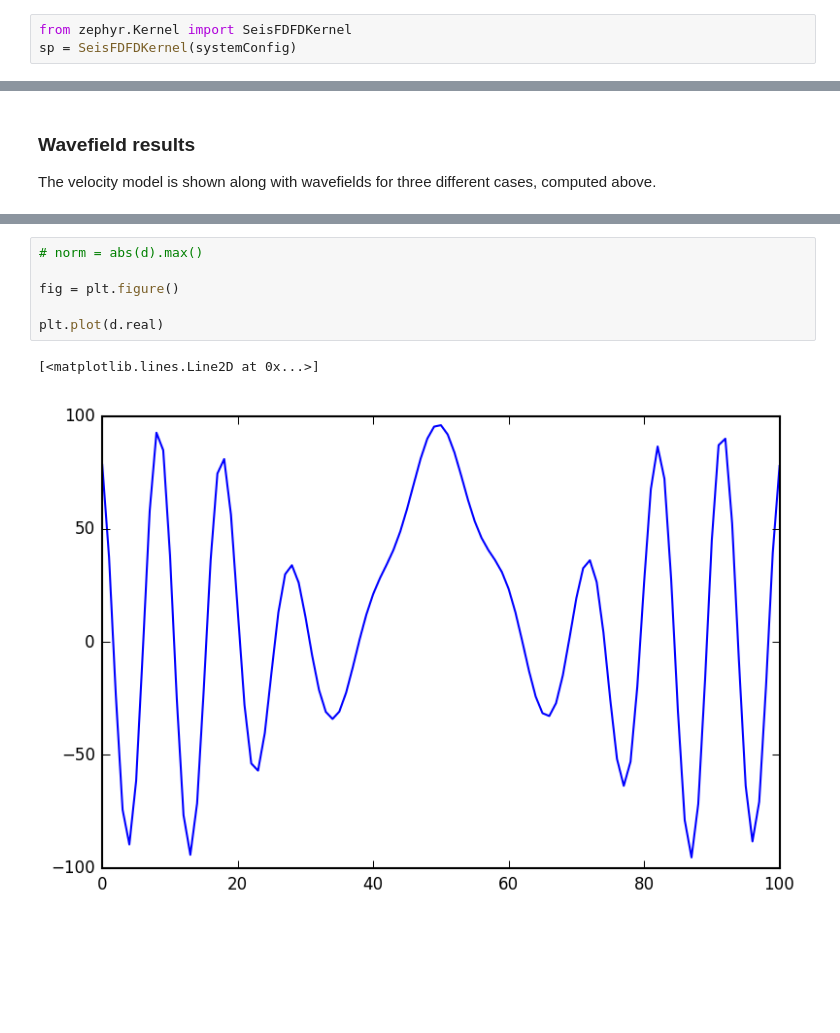
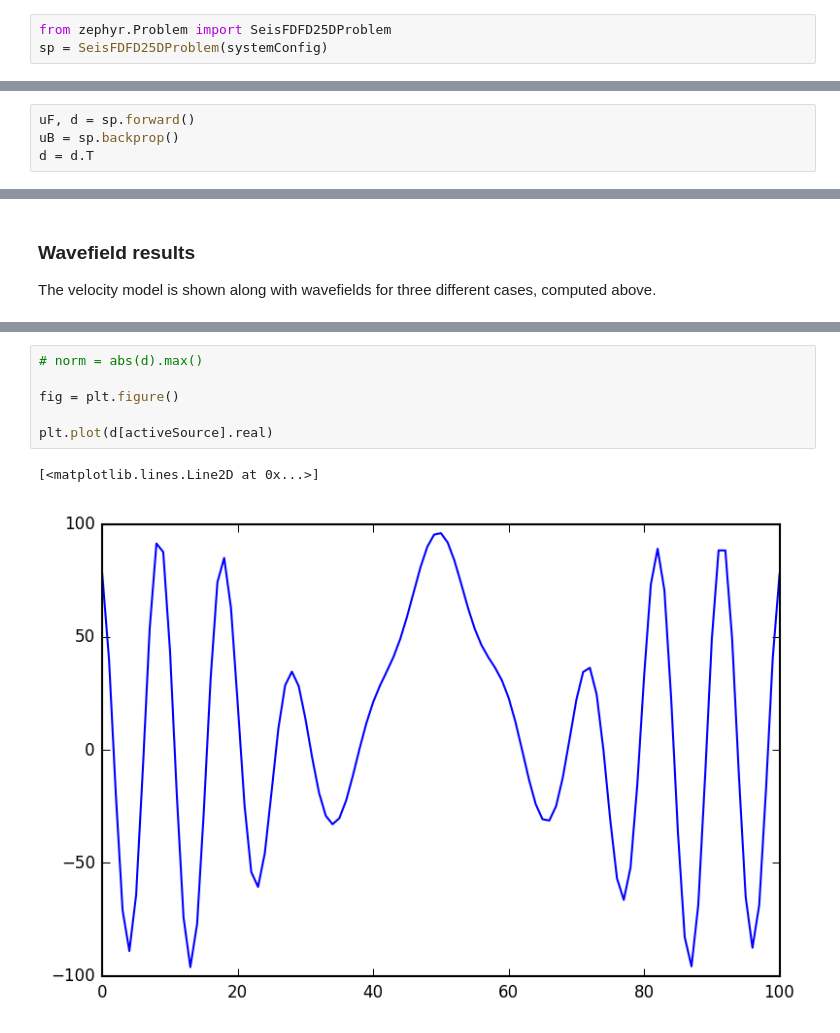
Before and after one commit to uwoseis/zephyr, a Jupyter notebook: Demo 1 - Single forward problem [local].ipynb, the cells around one changed output, grey strips where cells are left out. Cells and saved outputs as stored; diff of their text form; blank space fills up the shorter version.

Commit message:
Reorganize for remote Problems and Systems.

```diff
--- a/Demo 1 - Single forward problem [local].ipynb
+++ b/Demo 1 - Single forward problem [local].ipynb
@@ -129,5 +125,5 @@ def plotGeometry():
 
 In this configuration, the PML is set to a reasonable default and no free-surface conditions are imposed.
 # %%
-from zephyr.Kernel import SeisFDFDKernel
-sp = SeisFDFDKernel(systemConfig)
+from zephyr.Problem import SeisFDFD25DProblem
+sp = SeisFDFD25DProblem(systemConfig)
@@ -140,3 +130,7 @@ b.shape = (nz, nx)
+# %%
+uF, d = sp.forward()
+uB = sp.backprop()
+d = d.T
 # %% [markdown]
 ## Results
 # %% [markdown]
@@ -171,9 +167,9 @@ fig.tight_layout()
 # %%
 # norm = abs(d).max()
 
 fig = plt.figure()
 
-plt.plot(d.real)
+plt.plot(d[activeSource].real)
 # %% [output]
 [<matplotlib.lines.Line2D at 0x...>]
-[figure, old version]
+[figure, new version]
```
Also changed, not shown: parts of 3 cells of this notebook, 2 other files.
